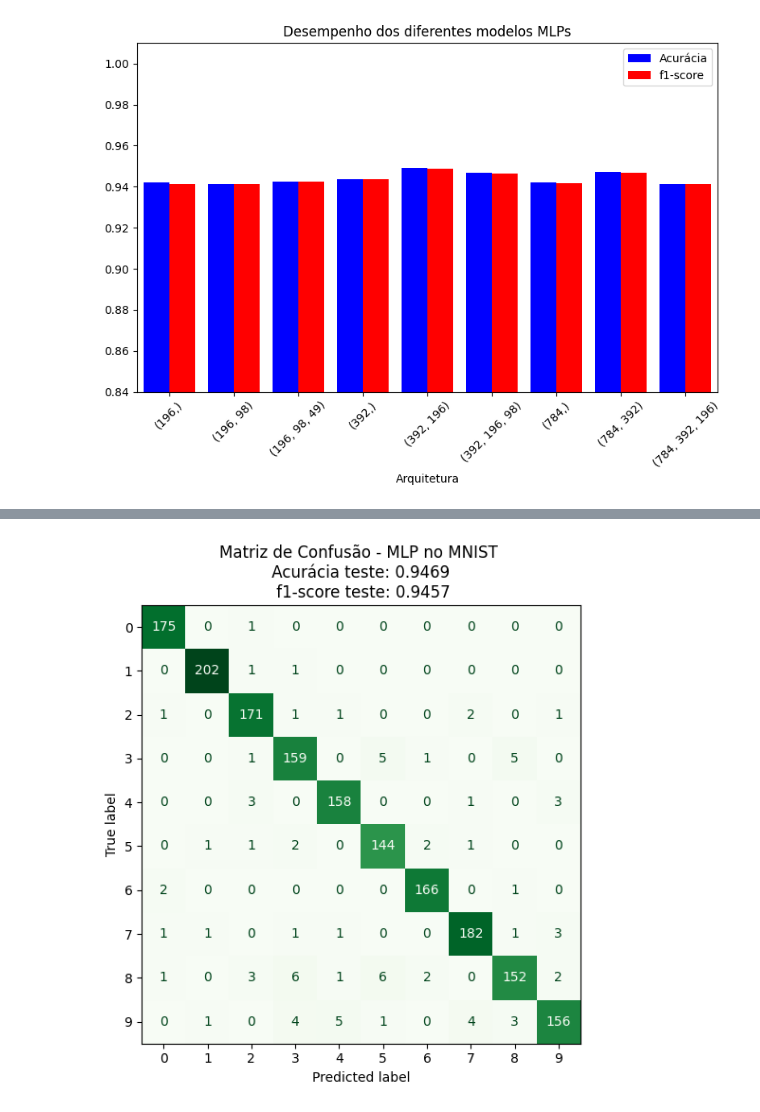
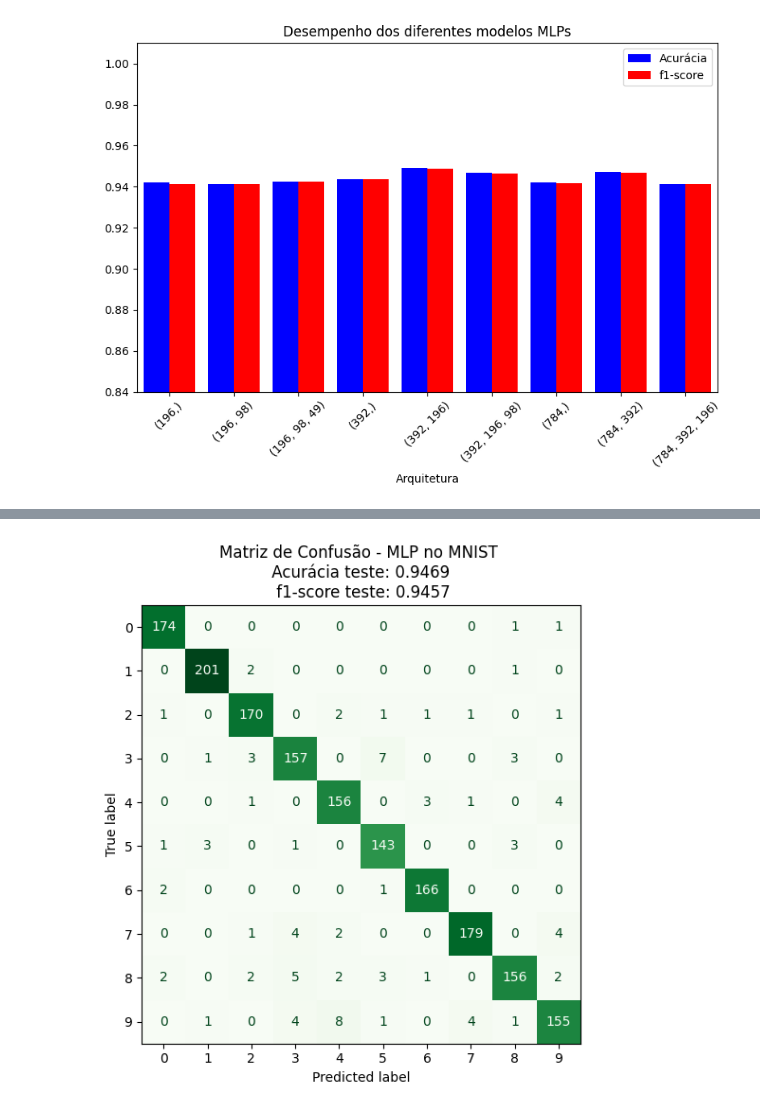
Before and after one commit to JoaoGabriel27/TAEProva2, a Jupyter notebook: Exercicio2.ipynb, the cells around one changed output, grey strips where cells are left out. Cells and saved outputs as stored; diff of their text form; code cells hidden in the pictures.

```diff
--- a/Exercicio2.ipynb
+++ b/Exercicio2.ipynb
@@ -436,17 +435,17 @@ Iteration 11, loss = 0.00285080
 weighted avg       0.95      0.95      0.95      1750
 # %%
 # Matriz de Confusão
-cm_svm = confusion_matrix(y_test, y_pred_svm)
-disp_svm = ConfusionMatrixDisplay(confusion_matrix=cm_svm, display_labels=np.unique(y))
+cm_mlp = confusion_matrix(y_test, y_pred_mlp)
+disp_mlp = ConfusionMatrixDisplay(confusion_matrix=cm_mlp, display_labels=np.unique(y))
 
 fig, ax = plt.subplots(1, 1, figsize=(6, 6))
 
-disp_svm.plot(cmap=plt.cm.Greens, ax=ax, colorbar=False)
+disp_mlp.plot(cmap=plt.cm.Greens, ax=ax, colorbar=False)
 
 plt.title(f"Matriz de Confusão - MLP no MNIST \n Acurácia teste: {balanced_accuracy_score_mlp:.4f} \n f1-score teste: {f1_score_mlp:.4f}", fontsize=12)
 
 plt.tight_layout()
 plt.savefig('mlp_conf_mat.svg',bbox_inches='tight')
 plt.show()
 # %% [output]
-[figure, old version]
+[figure, new version]
```
Also changed, not shown: parts of 3 cells of this notebook.
